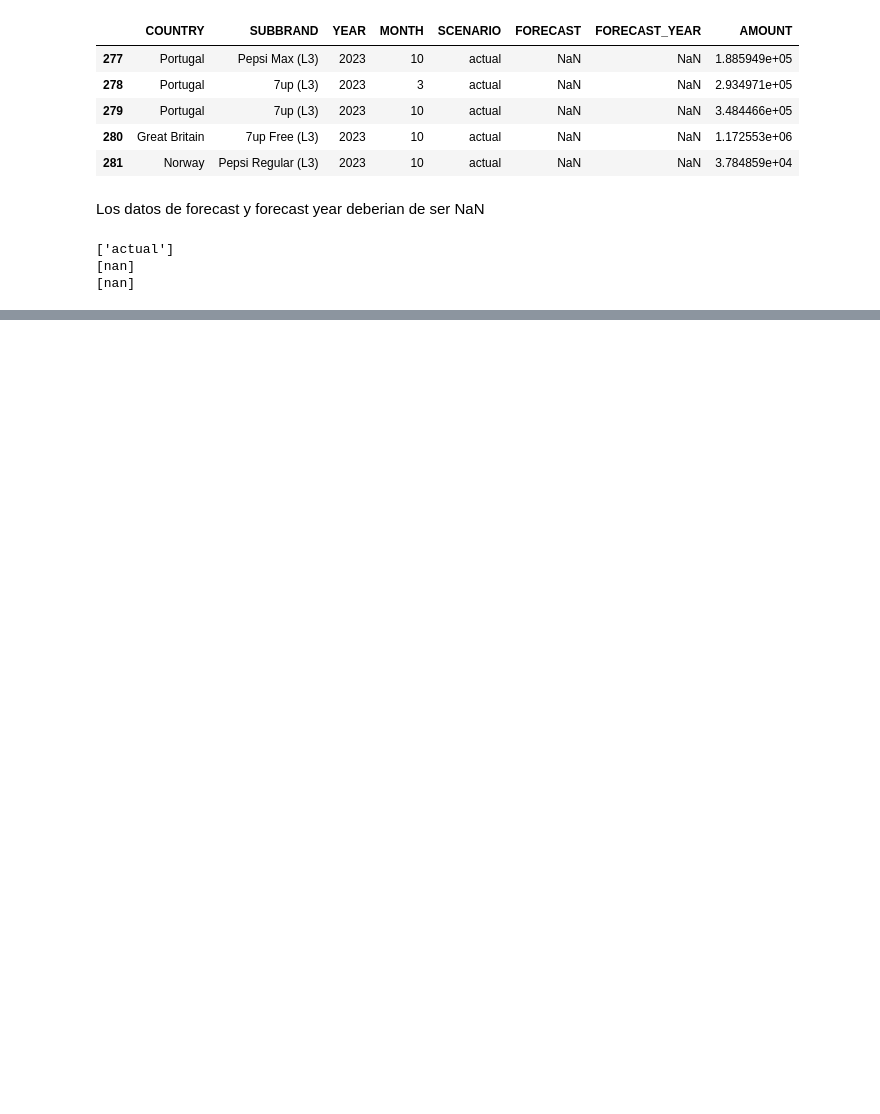
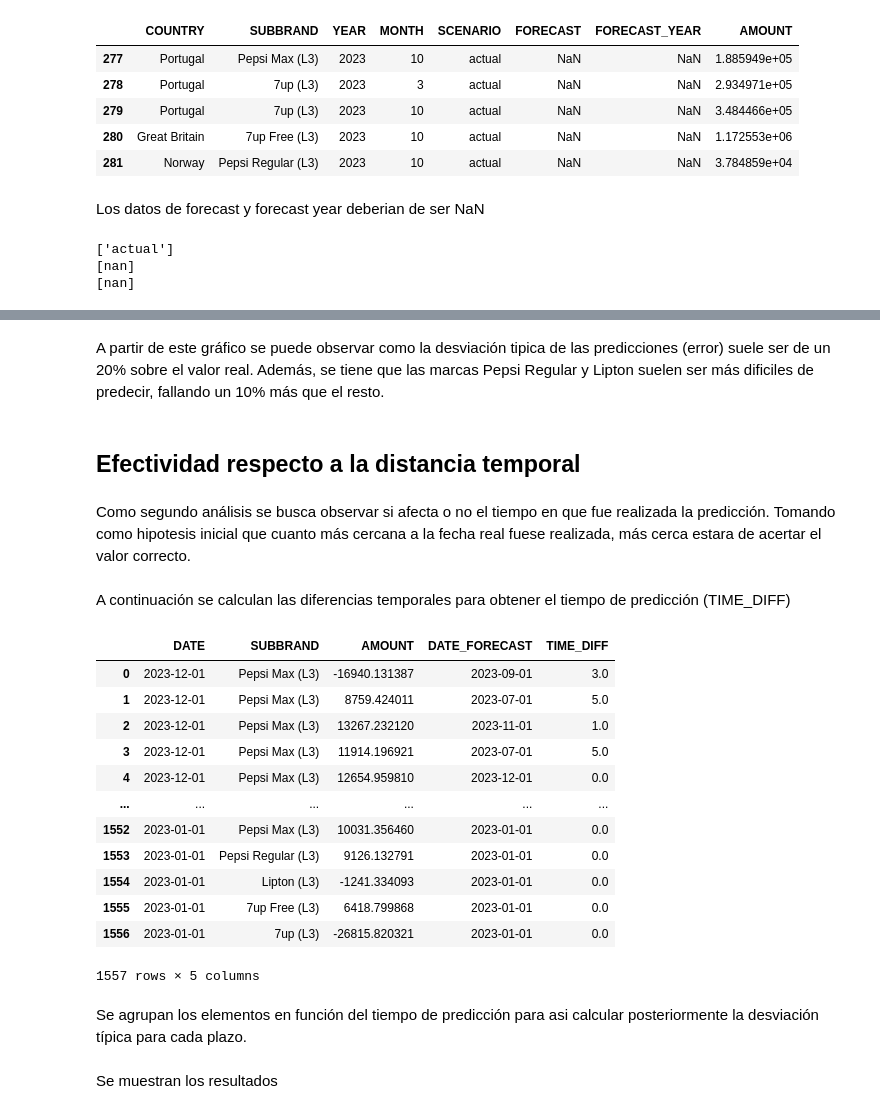
Before and after one commit to Maxindrull2/UFV_Visualicaci-n-de-datos, a Jupyter notebook: ejercicios de clase/clase2.ipynb, the cells around one changed output, grey strips where cells are left out. Saved outputs shown, nothing was run; the diff lists cells and outputs as text; code cells hidden in the pictures; blank space fills up the shorter version.

```diff
--- a/ejercicios de clase/clase2.ipynb
+++ b/ejercicios de clase/clase2.ipynb
@@ -178,0 +467,16 @@ fig.show()
+# %%
+new_df = pd.DataFrame(columns=['DATE', 'SUBBRAND', 'AMOUNT'])
+
+for date in spain_df['DATE'].unique():
+    for subbrand in spain_df['SUBBRAND'].unique():
+        filtered_df = spain_df[(spain_df['DATE'] == date) & (spain_df['SUBBRAND'] == subbrand)]
+
+        if 'actual' in filtered_df['SCENARIO'].values and 'AI_forecast' in filtered_df['SCENARIO'].values:
+            actual_amount = filtered_df[filtered_df['SCENARIO'] == 'actual']['AMOUNT'].sum()
+
+            # Subtract the actual amount from each AI_forecast row individually
+            filtered_df.loc[filtered_df['SCENARIO'] == 'AI_forecast', 'AMOUNT'] -= actual_amount
+
+            # Now aggregate and store, for each 'AI_forecast' entry, the difference
+            for index, row in filtered_df[filtered_df['SCENARIO'] == 'AI_forecast'].iterrows():
+                new_df = pd.concat([new_df, pd.DataFrame({'DATE': [date], 'SUBBRAND': [subbrand], 'AMOUNT': [row['AMOUNT']], 'DATE_FORECAST': [row['DATE_FORECAST']]})], ignore_index=True)
@@ -178,0 +561,29 @@ fig.show()
+# %% [markdown]
+A partir de este gráfico se puede observar como la desviación tipica de las predicciones (error) suele ser de un 20% sobre el valor real. Además, se tiene que las marcas Pepsi Regular y Lipton suelen ser más dificiles de predecir, fallando un 10% más que el resto.
+# %% [markdown]
+## **Efectividad respecto a la distancia temporal**
+# %% [markdown]
+Como segundo análisis se busca observar si afecta o no el tiempo en que fue realizada la predicción. Tomando como hipotesis inicial que cuanto más cercana a la fecha real fuese realizada, más cerca estara de acertar el valor correcto.
+# %% [markdown]
+A continuación se calculan las diferencias temporales para obtener el tiempo de predicción (TIME_DIFF)
+# %%
+filtered_df = new_df
+filtered_df['TIME_DIFF'] = filtered_df['DATE'] - filtered_df['DATE_FORECAST']
+filtered_df['TIME_DIFF'] = (filtered_df['TIME_DIFF'].dt.days / 30.44).round()  # Aproximación
+filtered_df
+# %% [output]
+|  | DATE | SUBBRAND | AMOUNT | DATE_FORECAST | TIME_DIFF |
+| 0 | 2023-12-01 | Pepsi Max (L3) | -16940.131387 | 2023-09-01 | 3.0 |
+| 1 | 2023-12-01 | Pepsi Max (L3) | 8759.424011 | 2023-07-01 | 5.0 |
+| 2 | 2023-12-01 | Pepsi Max (L3) | 13267.232120 | 2023-11-01 | 1.0 |
+| 3 | 2023-12-01 | Pepsi Max (L3) | 11914.196921 | 2023-07-01 | 5.0 |
+| 4 | 2023-12-01 | Pepsi Max (L3) | 12654.959810 | 2023-12-01 | 0.0 |
+| ... | ... | ... | ... | ... | ... |
+| 1552 | 2023-01-01 | Pepsi Max (L3) | 10031.356460 | 2023-01-01 | 0.0 |
+| 1553 | 2023-01-01 | Pepsi Regular (L3) | 9126.132791 | 2023-01-01 | 0.0 |
+| 1554 | 2023-01-01 | Lipton (L3) | -1241.334093 | 2023-01-01 | 0.0 |
+| 1555 | 2023-01-01 | 7up Free (L3) | 6418.799868 | 2023-01-01 | 0.0 |
+| 1556 | 2023-01-01 | 7up (L3) | -26815.820321 | 2023-01-01 | 0.0 |
+1557 rows × 5 columns
+# %% [markdown]
+Se agrupan los elementos en función del tiempo de predicción para asi calcular posteriormente la desviación típica para cada plazo.
@@ -178,0 +601,2 @@ fig.show()
+# %% [markdown]
+Se muestran los resultados
```
Also changed, not shown: parts of 89 cells of this notebook.
